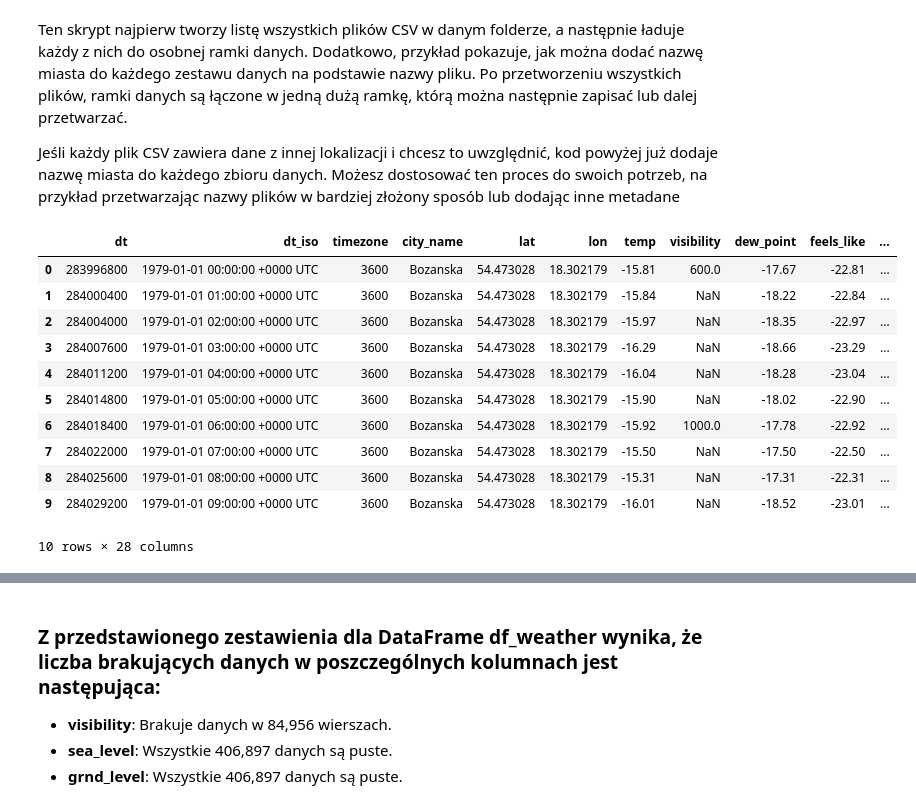
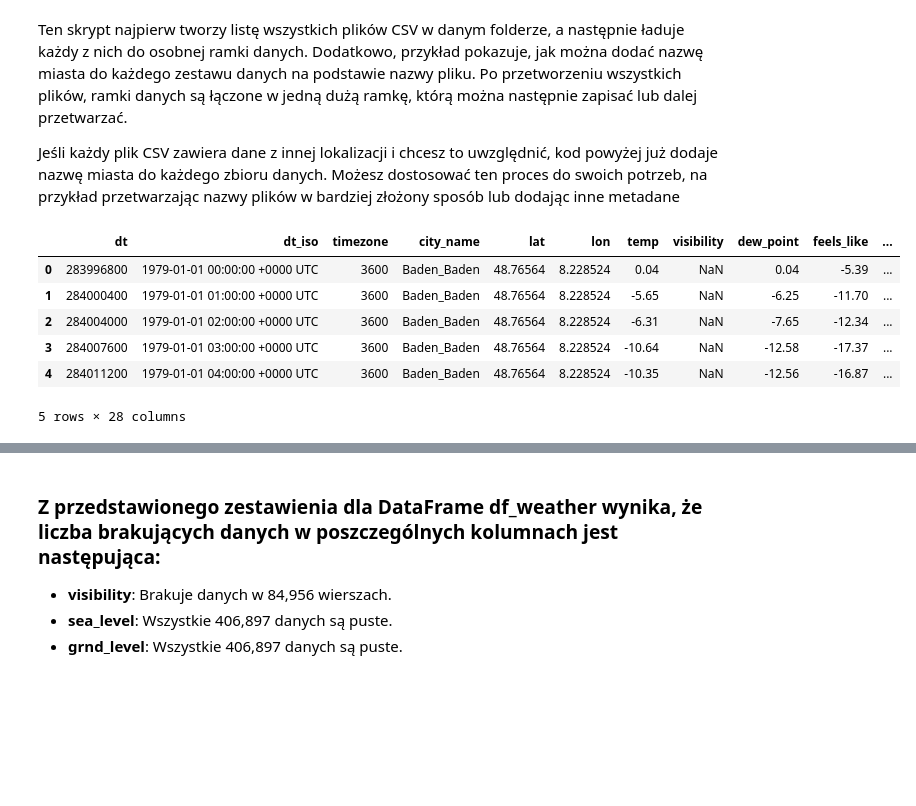
Before and after one commit to BartoszRP/MERITO_ML_Projekt_Fotowoltaika_2024, a Jupyter notebook: 1. Notebooks/01_pobieranie_i_przetwarzanie_danych.ipynb, the cells around one changed output, grey strips where cells are left out. Drawn from its saved outputs; the diff is of its cells as text; code cells hidden in the pictures; blank space fills up the shorter version.

```diff
--- a/1. Notebooks/01_pobieranie_i_przetwarzanie_danych.ipynb
+++ b/1. Notebooks/01_pobieranie_i_przetwarzanie_danych.ipynb
@@ -78,17 +79,12 @@ combined_data.to_csv('../2. Data/processed/combined_data.csv', index=False)
 # %%
-df_weather = pd.read_csv("../2. Data/processed/combined_data.csv")
+df_weather = pd.read_csv("../2. Data/processed/combined_data.csv", compression='gzip')
 # %%
-df_weather.head(10)
+df_weather.head(5)
 # %% [output]
 |  | dt | dt_iso | timezone | city_name | lat | lon | temp | visibility | dew_point | feels_like | ... |
-| 0 | 283996800 | 1979-01-01 00:00:00 +0000 UTC | 3600 | Bozanska | 54.473028 | 18.302179 | -15.81 | 600.0 | -17.67 | -22.81 | ... |
-| 1 | 284000400 | 1979-01-01 01:00:00 +0000 UTC | 3600 | Bozanska | 54.473028 | 18.302179 | -15.84 | NaN | -18.22 | -22.84 | ... |
-| 2 | 284004000 | 1979-01-01 02:00:00 +0000 UTC | 3600 | Bozanska | 54.473028 | 18.302179 | -15.97 | NaN | -18.35 | -22.97 | ... |
-| 3 | 284007600 | 1979-01-01 03:00:00 +0000 UTC | 3600 | Bozanska | 54.473028 | 18.302179 | -16.29 | NaN | -18.66 | -23.29 | ... |
-| 4 | 284011200 | 1979-01-01 04:00:00 +0000 UTC | 3600 | Bozanska | 54.473028 | 18.302179 | -16.04 | NaN | -18.28 | -23.04 | ... |
-| 5 | 284014800 | 1979-01-01 05:00:00 +0000 UTC | 3600 | Bozanska | 54.473028 | 18.302179 | -15.90 | NaN | -18.02 | -22.90 | ... |
-| 6 | 284018400 | 1979-01-01 06:00:00 +0000 UTC | 3600 | Bozanska | 54.473028 | 18.302179 | -15.92 | 1000.0 | -17.78 | -22.92 | ... |
-| 7 | 284022000 | 1979-01-01 07:00:00 +0000 UTC | 3600 | Bozanska | 54.473028 | 18.302179 | -15.50 | NaN | -17.50 | -22.50 | ... |
-| 8 | 284025600 | 1979-01-01 08:00:00 +0000 UTC | 3600 | Bozanska | 54.473028 | 18.302179 | -15.31 | NaN | -17.31 | -22.31 | ... |
-| 9 | 284029200 | 1979-01-01 09:00:00 +0000 UTC | 3600 | Bozanska | 54.473028 | 18.302179 | -16.01 | NaN | -18.52 | -23.01 | ... |
+| 0 | 283996800 | 1979-01-01 00:00:00 +0000 UTC | 3600 | Baden_Baden | 48.76564 | 8.228524 | 0.04 | NaN | 0.04 | -5.39 | ... |
+| 1 | 284000400 | 1979-01-01 01:00:00 +0000 UTC | 3600 | Baden_Baden | 48.76564 | 8.228524 | -5.65 | NaN | -6.25 | -11.70 | ... |
+| 2 | 284004000 | 1979-01-01 02:00:00 +0000 UTC | 3600 | Baden_Baden | 48.76564 | 8.228524 | -6.31 | NaN | -7.65 | -12.34 | ... |
+| 3 | 284007600 | 1979-01-01 03:00:00 +0000 UTC | 3600 | Baden_Baden | 48.76564 | 8.228524 | -10.64 | NaN | -12.58 | -17.37 | ... |
+| 4 | 284011200 | 1979-01-01 04:00:00 +0000 UTC | 3600 | Baden_Baden | 48.76564 | 8.228524 | -10.35 | NaN | -12.56 | -16.87 | ... |
-10 rows × 28 columns
+5 rows × 28 columns
```
Also changed, not shown: parts of 15 cells of this notebook, 8 other files.
